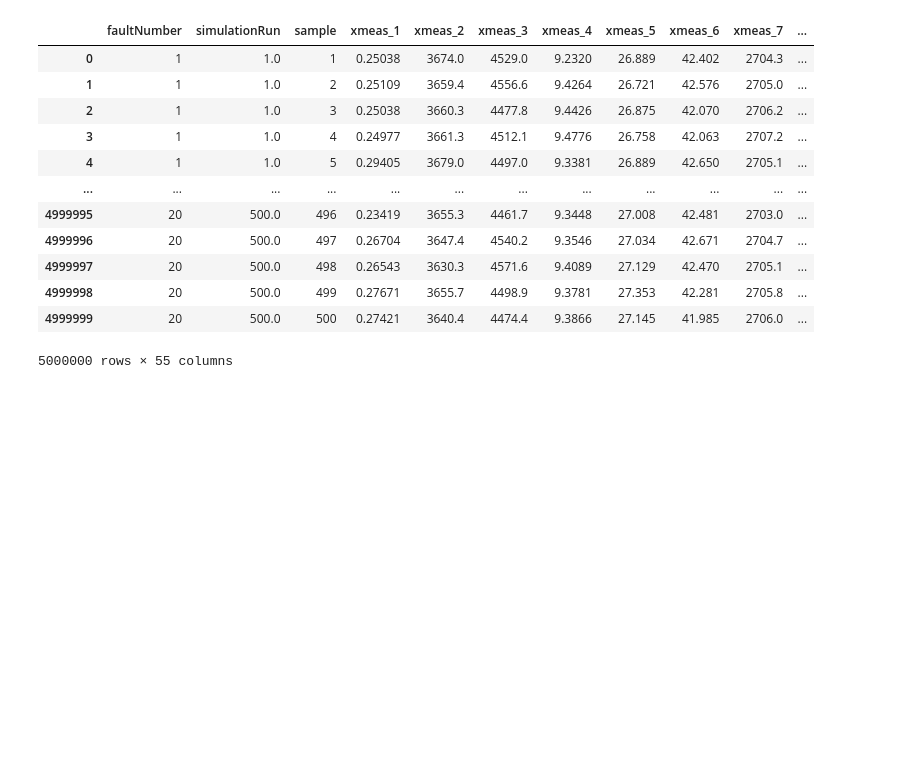
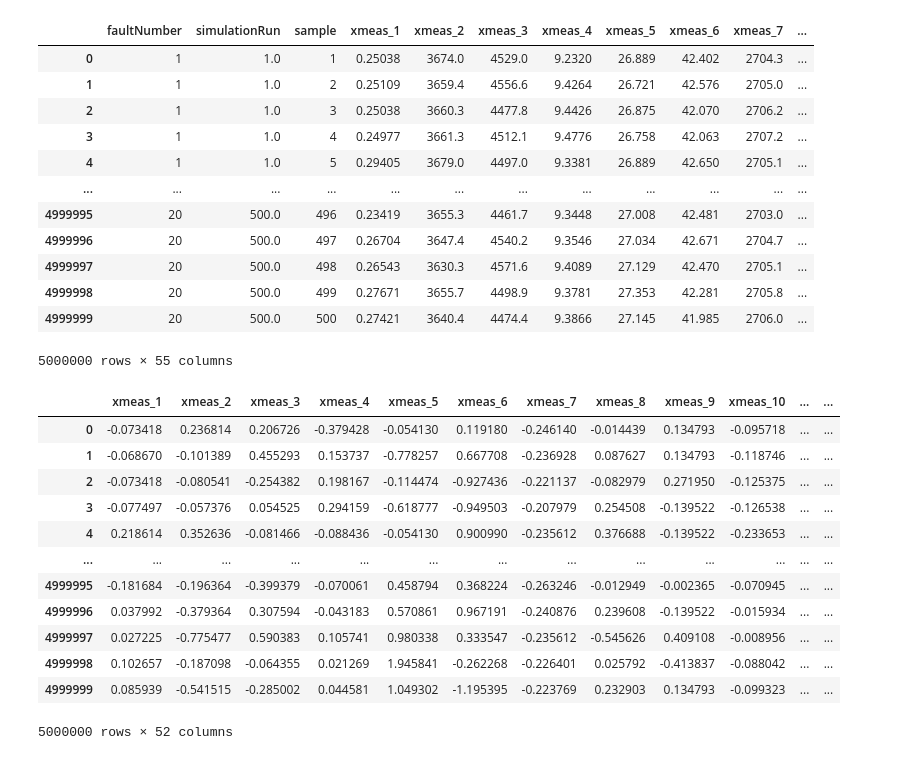
Before and after one commit to manu1003/meepc, a Jupyter notebook: te2.ipynb, the cells around one changed output. Drawn from its saved outputs; the diff is of its cells as text; code cells hidden in the pictures; blank space fills up the shorter version.

```diff
--- a/te2.ipynb
+++ b/te2.ipynb
@@ -87,3 +87,22 @@ df_attack
 | 4999998 | 20 | 500.0 | 499 | 0.27671 | 3655.7 | 4498.9 | 9.3781 | 27.353 | 42.281 | 2705.8 | ... |
 | 4999999 | 20 | 500.0 | 500 | 0.27421 | 3640.4 | 4474.4 | 9.3866 | 27.145 | 41.985 | 2706.0 | ... |
 5000000 rows × 55 columns
+# %%
+X_train_attack = pd.DataFrame(index=df_attack.index, columns=sensors, data=scaler.fit_transform(df_attack[sensors]))
+Y_train_attack = df_attack.loc[:,'faultNumber']
+# %%
+X_train_attack
+# %% [output]
+|  | xmeas_1 | xmeas_2 | xmeas_3 | xmeas_4 | xmeas_5 | xmeas_6 | xmeas_7 | xmeas_8 | xmeas_9 | xmeas_10 | ... | ... |
+| 0 | -0.073418 | 0.236814 | 0.206726 | -0.379428 | -0.054130 | 0.119180 | -0.246140 | -0.014439 | 0.134793 | -0.095718 | ... | ... |
+| 1 | -0.068670 | -0.101389 | 0.455293 | 0.153737 | -0.778257 | 0.667708 | -0.236928 | 0.087627 | 0.134793 | -0.118746 | ... | ... |
+| 2 | -0.073418 | -0.080541 | -0.254382 | 0.198167 | -0.114474 | -0.927436 | -0.221137 | -0.082979 | 0.271950 | -0.125375 | ... | ... |
+| 3 | -0.077497 | -0.057376 | 0.054525 | 0.294159 | -0.618777 | -0.949503 | -0.207979 | 0.254508 | -0.139522 | -0.126538 | ... | ... |
+| 4 | 0.218614 | 0.352636 | -0.081466 | -0.088436 | -0.054130 | 0.900990 | -0.235612 | 0.376688 | -0.139522 | -0.233653 | ... | ... |
+| ... | ... | ... | ... | ... | ... | ... | ... | ... | ... | ... | ... | ... |
+| 4999995 | -0.181684 | -0.196364 | -0.399379 | -0.070061 | 0.458794 | 0.368224 | -0.263246 | -0.012949 | -0.002365 | -0.070945 | ... | ... |
+| 4999996 | 0.037992 | -0.379364 | 0.307594 | -0.043183 | 0.570861 | 0.967191 | -0.240876 | 0.239608 | -0.139522 | -0.015934 | ... | ... |
+| 4999997 | 0.027225 | -0.775477 | 0.590383 | 0.105741 | 0.980338 | 0.333547 | -0.235612 | -0.545626 | 0.409108 | -0.008956 | ... | ... |
+| 4999998 | 0.102657 | -0.187098 | -0.064355 | 0.021269 | 1.945841 | -0.262268 | -0.226401 | 0.025792 | -0.413837 | -0.088042 | ... | ... |
+| 4999999 | 0.085939 | -0.541515 | -0.285002 | 0.044581 | 1.049302 | -1.195395 | -0.223769 | 0.232903 | 0.134793 | -0.099323 | ... | ... |
+5000000 rows × 52 columns
```
Also changed, not shown: parts of 8 cells of this notebook, 5 other files.
